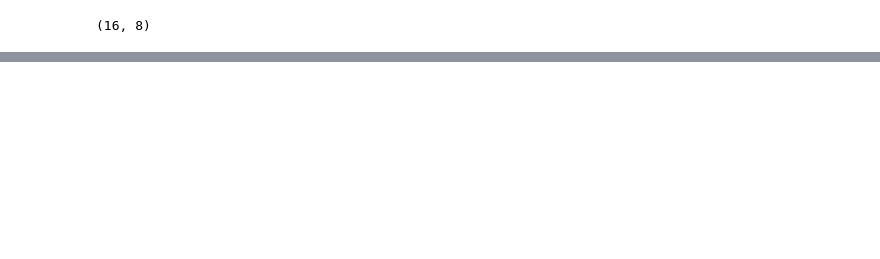
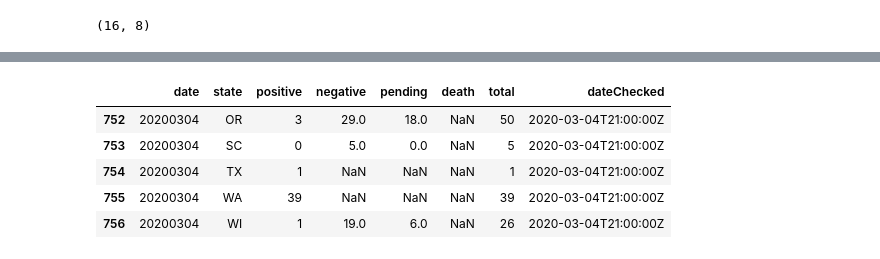
Before and after one commit to kennethn/covid, a Jupyter notebook: covid.ipynb, the cells around one changed output, grey strips where cells are left out. Saved outputs shown, nothing was run; the diff lists cells and outputs as text; code cells hidden in the pictures; blank space fills up the shorter version.

```diff
--- a/covid.ipynb
+++ b/covid.ipynb
@@ -28 +51,10 @@ df.tail()
+# %%
+df_states.tail()
+# %% [output]
+|  | date | state | positive | negative | pending | death | total | dateChecked |
+| 752 | 20200304 | OR | 3 | 29.0 | 18.0 | NaN | 50 | 2020-03-04T21:00:00Z |
+| 753 | 20200304 | SC | 0 | 5.0 | 0.0 | NaN | 5 | 2020-03-04T21:00:00Z |
+| 754 | 20200304 | TX | 1 | NaN | NaN | NaN | 1 | 2020-03-04T21:00:00Z |
+| 755 | 20200304 | WA | 39 | NaN | NaN | NaN | 39 | 2020-03-04T21:00:00Z |
+| 756 | 20200304 | WI | 1 | 19.0 | 6.0 | NaN | 26 | 2020-03-04T21:00:00Z |
 # %%
```
Also changed, not shown: parts of 18 cells of this notebook, 2 other files.
